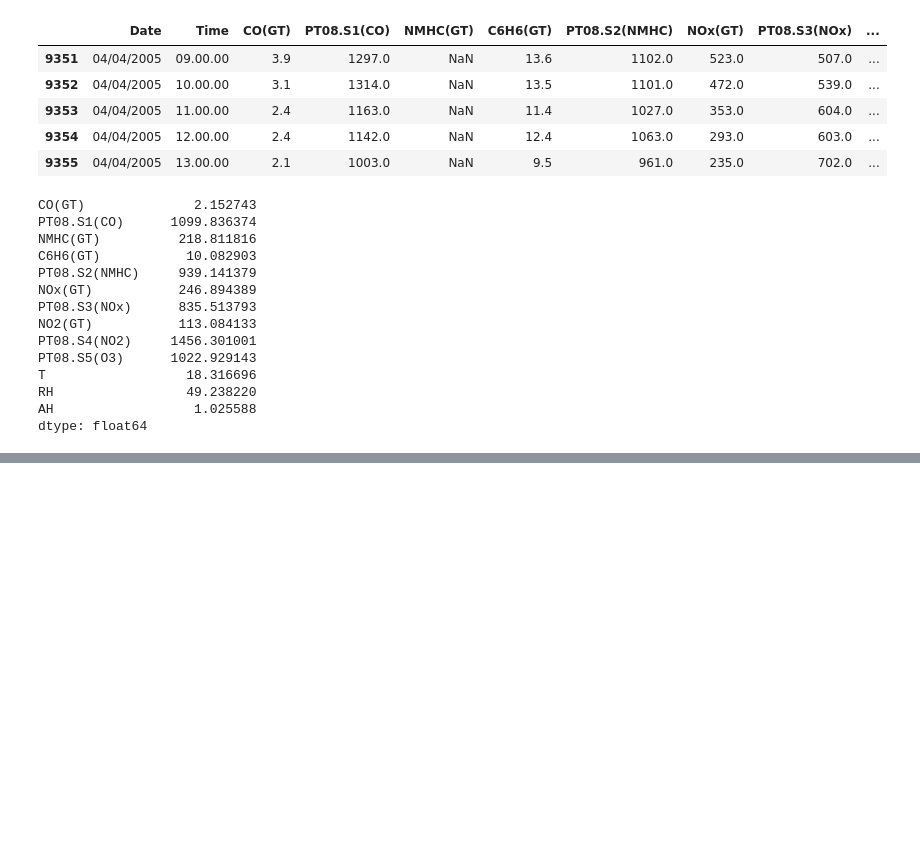
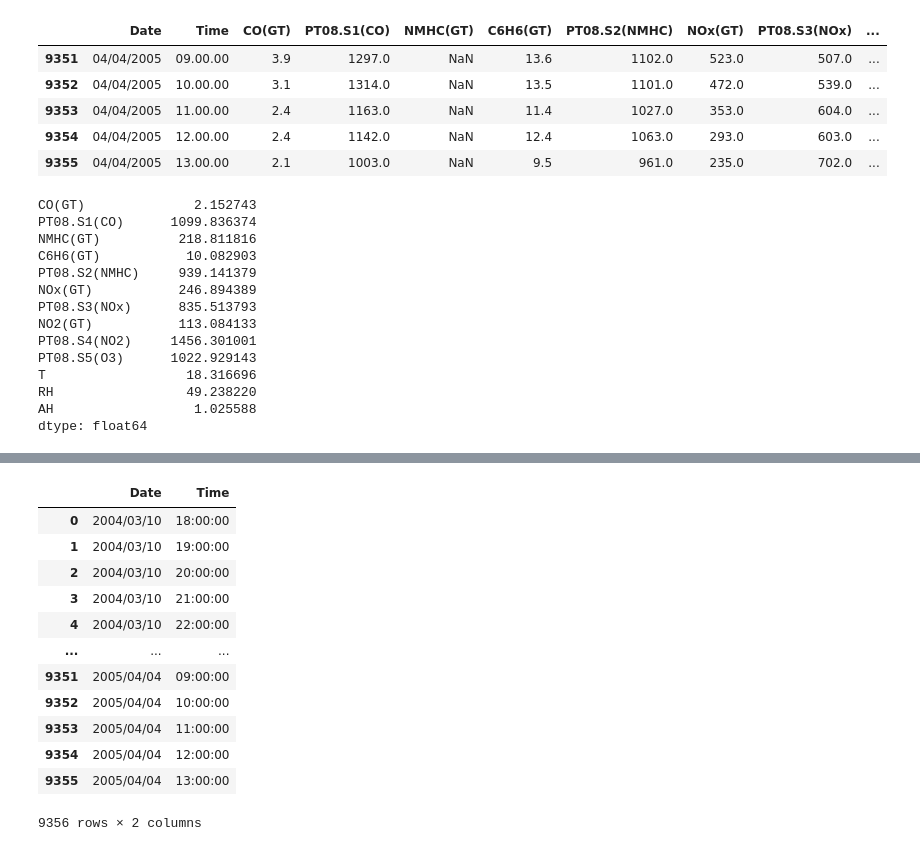
Before and after one commit to Abhinav163/Air-Quality-Index-Prediction, a Jupyter notebook: Air Quality Index Prediction.ipynb, the cells around one changed output, grey strips where cells are left out. Saved outputs shown, nothing was run; the diff lists cells and outputs as text; code cells hidden in the pictures; blank space fills up the shorter version.

```diff
--- a/Air Quality Index Prediction.ipynb
+++ b/Air Quality Index Prediction.ipynb
@@ -207,0 +230,16 @@ dtype: int64
+# %%
+date_time
+# %% [output]
+|  | Date | Time |
+| 0 | 2004/03/10 | 18:00:00 |
+| 1 | 2004/03/10 | 19:00:00 |
+| 2 | 2004/03/10 | 20:00:00 |
+| 3 | 2004/03/10 | 21:00:00 |
+| 4 | 2004/03/10 | 22:00:00 |
+| ... | ... | ... |
+| 9351 | 2005/04/04 | 09:00:00 |
+| 9352 | 2005/04/04 | 10:00:00 |
+| 9353 | 2005/04/04 | 11:00:00 |
+| 9354 | 2005/04/04 | 12:00:00 |
+| 9355 | 2005/04/04 | 13:00:00 |
+9356 rows × 2 columns
```
Also changed, not shown: parts of 18 cells of this notebook.
